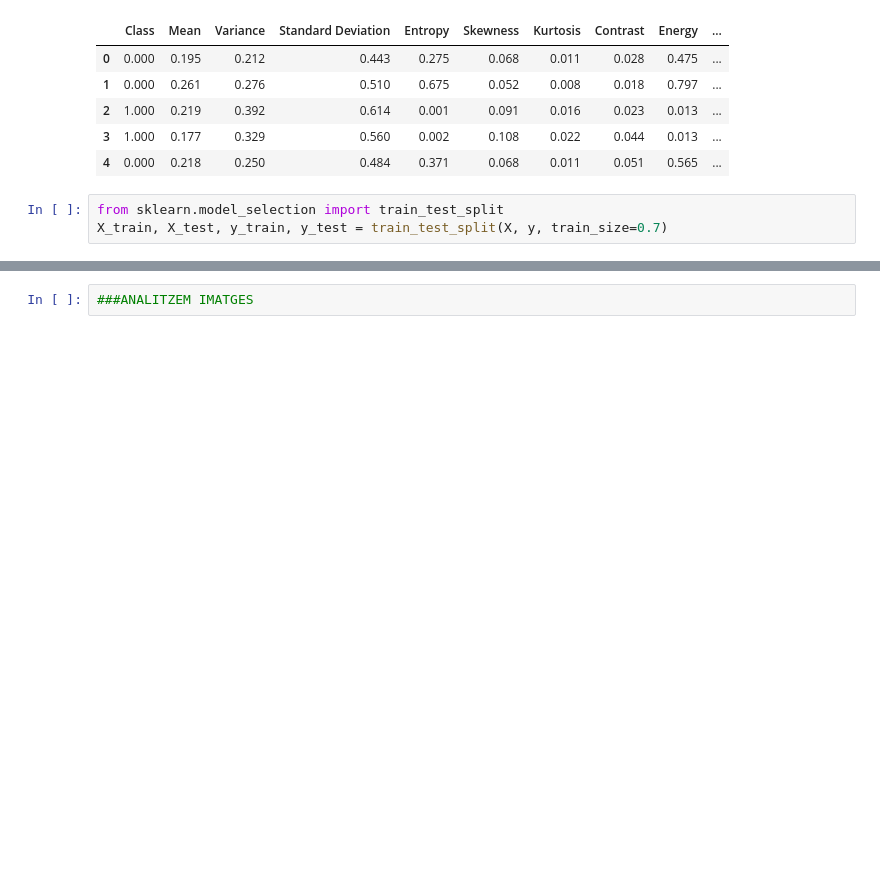
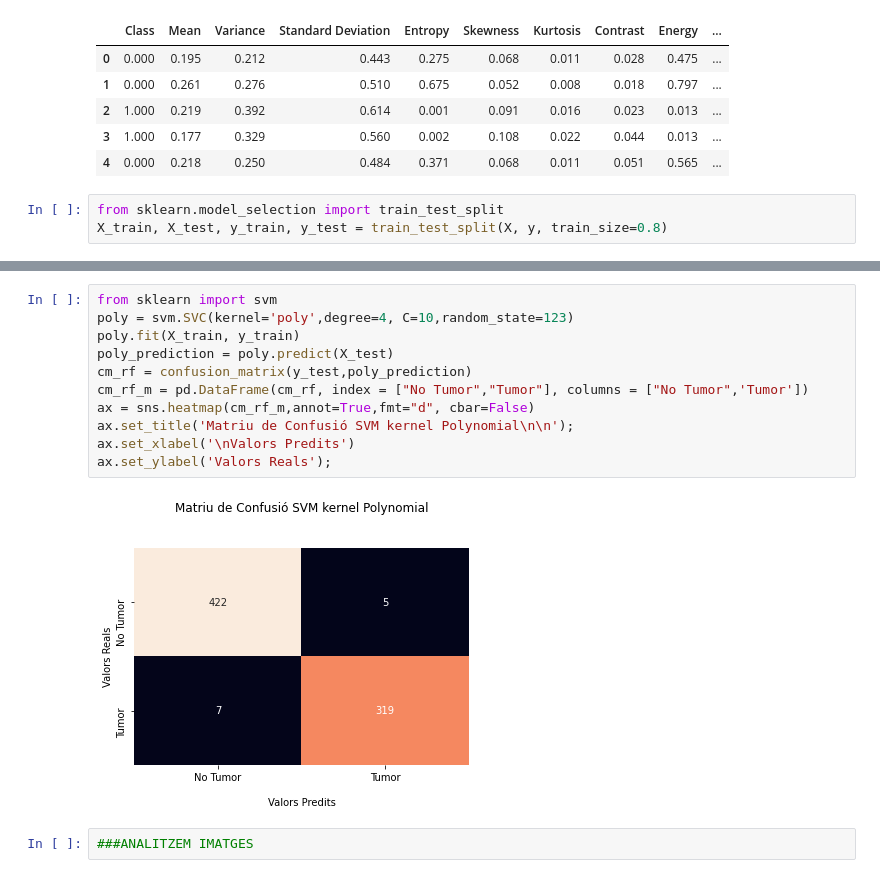
Before and after one commit to MarcLlopart/Predicting-Brain-Tumors-with-ML, a Jupyter notebook: BrainTumor.ipynb, the cells around one changed output, grey strips where cells are left out. Saved outputs shown, nothing was run; the diff lists cells and outputs as text; blank space fills up the shorter version.

```diff
--- a/BrainTumor.ipynb
+++ b/BrainTumor.ipynb
@@ -335,7 +348,7 @@ dataset.head()
 | 4 | 0.000 | 0.218 | 0.250 | 0.484 | 0.371 | 0.068 | 0.011 | 0.051 | 0.565 | ... |
 # %%
 from sklearn.model_selection import train_test_split
-X_train, X_test, y_train, y_test = train_test_split(X, y, train_size=0.7)
+X_train, X_test, y_train, y_test = train_test_split(X, y, train_size=0.8)
 # %%
 from sklearn.neural_network import MLPClassifier
 import time
@@ -440,3 +468,16 @@ Text(33.0, 0.5, 'True Value')
+# %%
+from sklearn import svm
+poly = svm.SVC(kernel='poly',degree=4, C=10,random_state=123)
+poly.fit(X_train, y_train)
+poly_prediction = poly.predict(X_test)
+cm_rf = confusion_matrix(y_test,poly_prediction)
+cm_rf_m = pd.DataFrame(cm_rf, index = ["No Tumor","Tumor"], columns = ["No Tumor",'Tumor'])
+ax = sns.heatmap(cm_rf_m,annot=True,fmt="d", cbar=False)
+ax.set_title('Matriu de Confusió SVM kernel Polynomial\n\n');
+ax.set_xlabel('\nValors Predits')
+ax.set_ylabel('Valors Reals');
+# %% [output]
+[figure, added]
 # %%
 ###ANALITZEM IMATGES
 # %%
```
Also changed, not shown: parts of 16 cells of this notebook.
